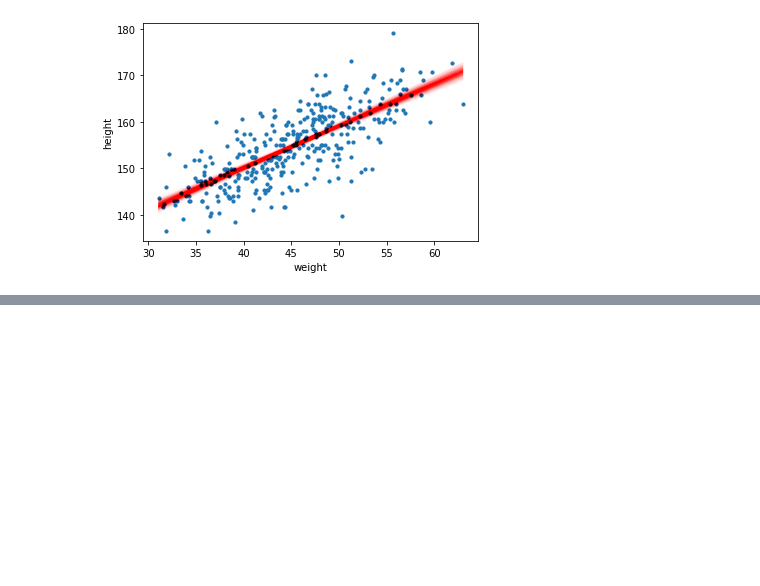
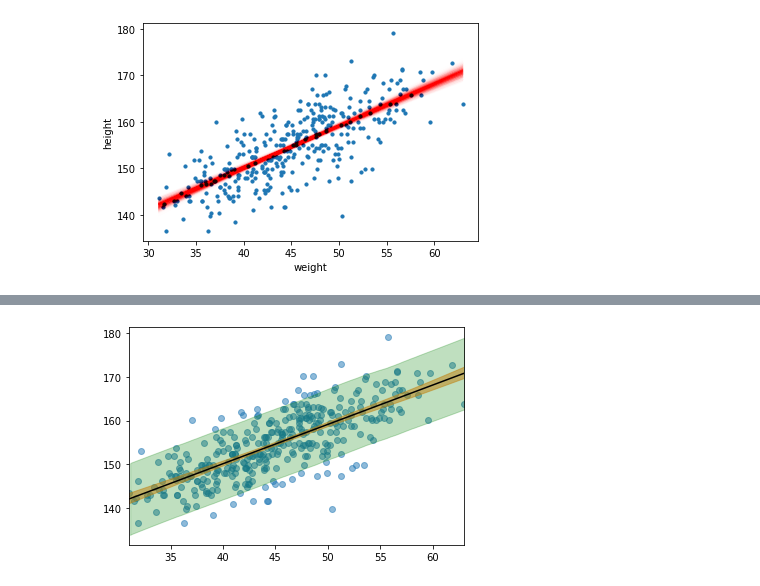
Before and after one commit to SamGijsen/StatisticalRethinking_PyMC, a Jupyter notebook: Chapter 4.ipynb, the cells around one changed output, grey strips where cells are left out. Saved outputs shown, nothing was run; the diff lists cells and outputs as text; code cells hidden in the pictures; blank space fills up the shorter version.

```diff
--- a/Chapter 4.ipynb
+++ b/Chapter 4.ipynb
@@ -424,0 +459,4 @@ array([158.46082, 159.76514], dtype=float32)
+# %%
+# code 4.58-61
+h_pred = pm.sample_posterior_predictive(trace_4_3, 2000, m4_3)
+h_pred_hdi = az.hdi(h_pred["height"])
@@ -424,0 +465,8 @@ array([158.46082, 159.76514], dtype=float32)
+# %%
+plt.scatter(d2.weight, d2.height,alpha=0.5)
+az.plot_hdi(weight_interval, mu_at_w.T, hdi_prob=0.89)
+az.plot_hdi(d2.weight, h_pred["height"], hdi_prob=0.89, fill_kwargs={"alpha": 0.25, "color": 'g'})
+plt.plot(weight_interval, mu_means, 'k')
+plt.xlim([d2.weight.min(), d2.weight.max()]);
+# %% [output]
+[figure, added]
```
Also changed, not shown: parts of 15 cells of this notebook.
